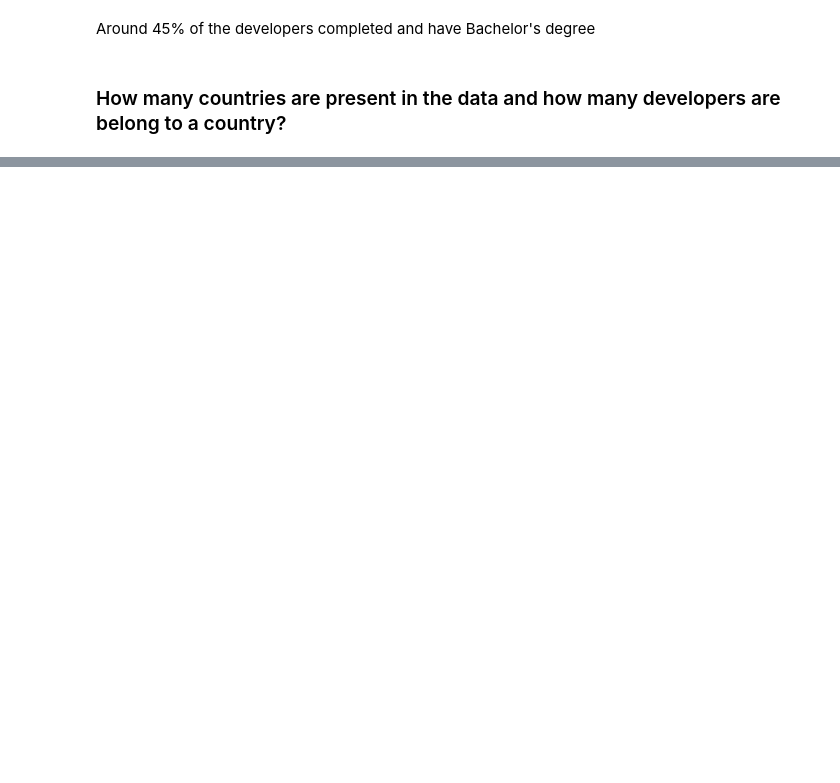
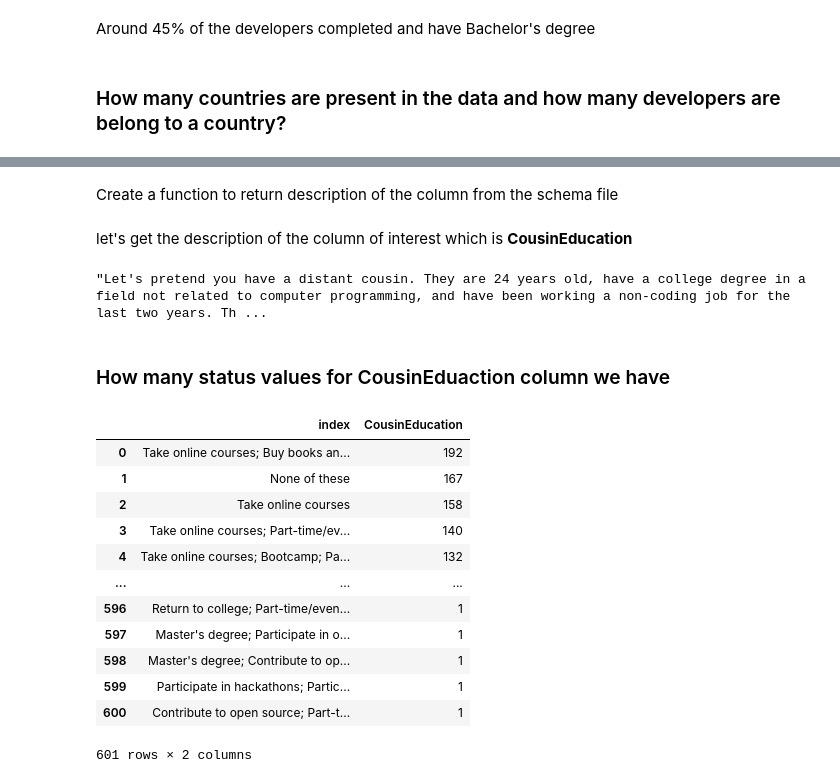
Before and after one commit to sharmas1ddharth/salary-prediction-and-analysis, a Jupyter notebook: Notebooks/stackoverflow_survey.ipynb, the cells around one changed output, grey strips where cells are left out. Saved outputs shown, nothing was run; the diff lists cells and outputs as text; code cells hidden in the pictures; blank space fills up the shorter version.

```diff
--- a/Notebooks/stackoverflow_survey.ipynb
+++ b/Notebooks/stackoverflow_survey.ipynb
@@ -135,0 +153,2 @@ plt.title('Count of developers belong to a Country');
+# %% [markdown]
+Create a function to return description of the column from the schema file
@@ -135,0 +162,25 @@ plt.title('Count of developers belong to a Country');
+# %% [markdown]
+let's get the description of the column of interest which is **CousinEducation**
+# %%
+get_description('CousinEducation')
+# %% [output]
+"Let's pretend you have a distant cousin. They are 24 years old, have a college degree in a field not related to computer programming, and have been working a non-coding job for the last two years. Th ...
+# %% [markdown]
+### How many status values for CousinEduaction column we have
+# %%
+ce_values = data['CousinEducation'].value_counts().reset_index()
+ce_values
+# %% [output]
+|  | index | CousinEducation |
+| 0 | Take online courses; Buy books an... | 192 |
+| 1 | None of these | 167 |
+| 2 | Take online courses | 158 |
+| 3 | Take online courses; Part-time/ev... | 140 |
+| 4 | Take online courses; Bootcamp; Pa... | 132 |
+| ... | ... | ... |
+| 596 | Return to college; Part-time/even... | 1 |
+| 597 | Master's degree; Participate in o... | 1 |
+| 598 | Master's degree; Contribute to op... | 1 |
+| 599 | Participate in hackathons; Partic... | 1 |
+| 600 | Contribute to open source; Part-t... | 1 |
+601 rows × 2 columns
```
Also changed, not shown: parts of 11 cells of this notebook.
